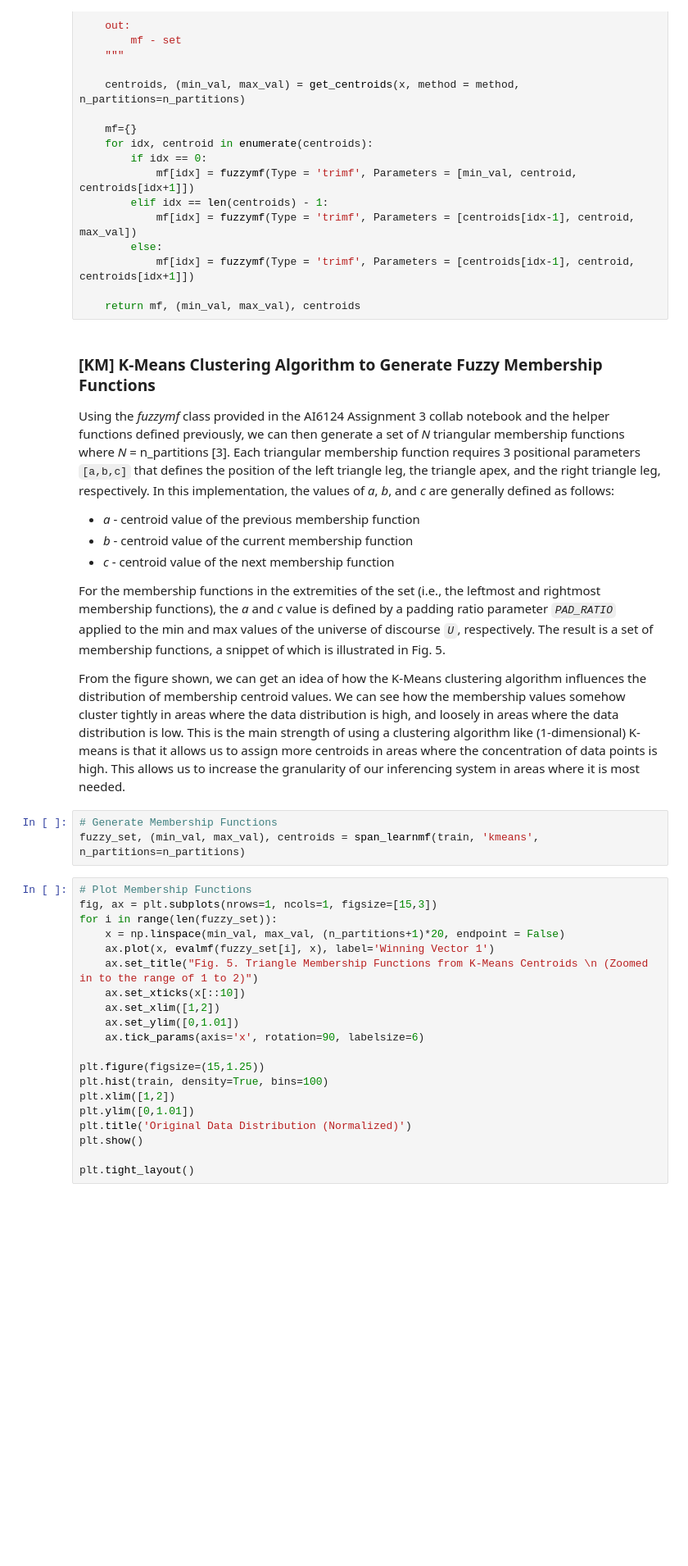
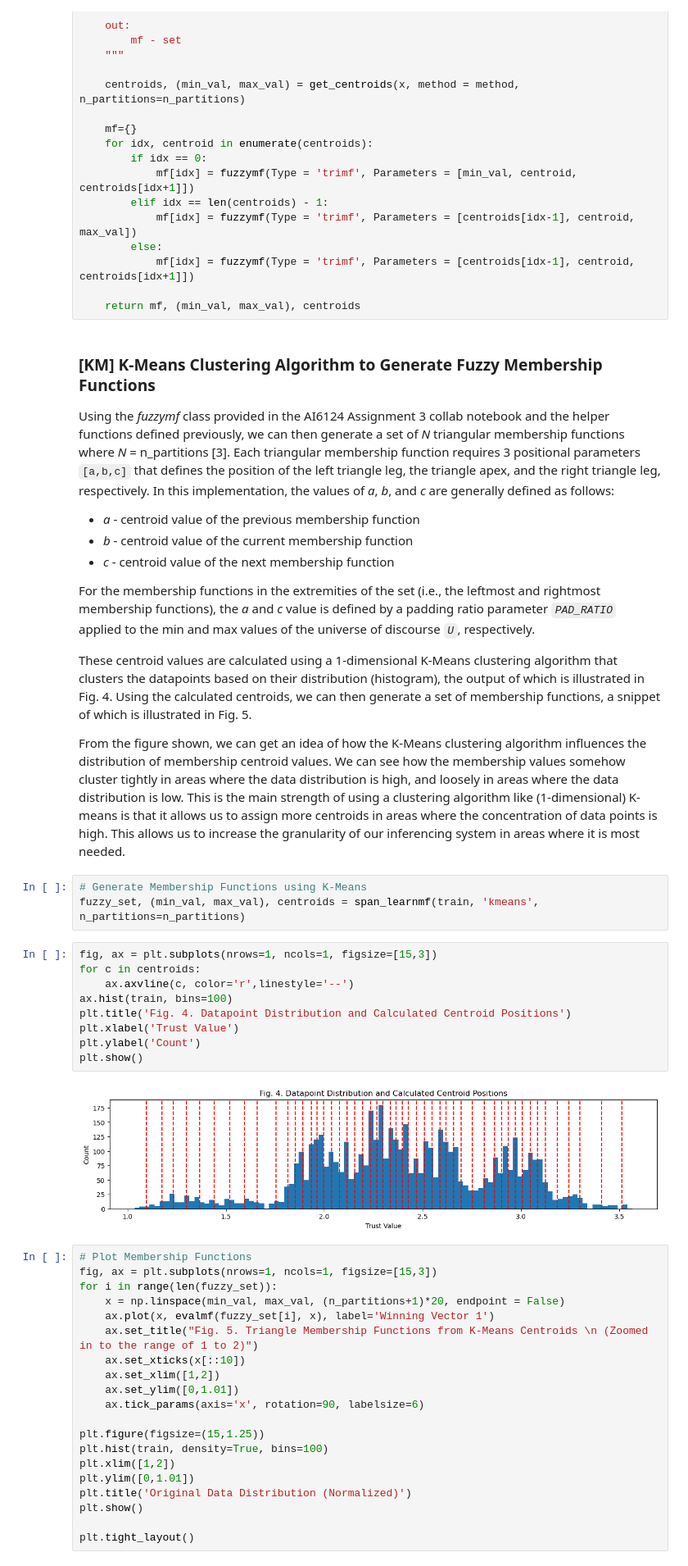
Before and after one commit to reinbugnot/kmeans-fuzzy-ts-forecast, a Jupyter notebook: fts-self-implement.ipynb, the cells around one changed output. Shown at 82% size. Saved outputs shown, nothing was run; the diff lists cells and outputs as text; blank space fills up the shorter version.

Commit message:
added final project output

````diff
--- a/fts-self-implement.ipynb
+++ b/fts-self-implement.ipynb
@@ -216,12 +212,26 @@ Using the *fuzzymf* class provided in the AI6124 Assignment 3 collab notebook an
 * *b* - centroid value of the current membership function
 * *c* - centroid value of the next membership function
 
-For the membership functions in the extremities of the set (i.e., the leftmost and rightmost membership functions), the *a* and *c* value is defined by a padding ratio parameter *```PAD_RATIO```* applied to the min and max values of the universe of discourse *```U```*, respectively. The result is a set of membership functions, a snippet of which is illustrated in Fig. 5. <br>
+
+For the membership functions in the extremities of the set (i.e., the leftmost and rightmost membership functions), the *a* and *c* value is defined by a padding ratio parameter *```PAD_RATIO```* applied to the min and max values of the universe of discourse *```U```*, respectively.
+
+These centroid values are calculated using a 1-dimensional K-Means clustering algorithm that clusters the datapoints based on their distribution (histogram), the output of which is illustrated in Fig. 4. Using the calculated centroids, we can then generate a set of membership functions, a snippet of which is illustrated in Fig. 5. <br>
 
 From the figure shown, we can get an idea of how the K-Means clustering algorithm influences the distribution of membership centroid values. We can see how the membership values somehow cluster tightly in areas where the data distribution is high, and loosely in areas where the data distribution is low. This is the main strength of using a clustering algorithm like (1-dimensional) K-means is that it allows us to assign more centroids in areas where the concentration of data points is high. This allows us to increase the granularity of our inferencing system in areas where it is most needed.
 # %%
-# Generate Membership Functions
+# Generate Membership Functions using K-Means
 fuzzy_set, (min_val, max_val), centroids = span_learnmf(train, 'kmeans', n_partitions=n_partitions)
+# %%
+fig, ax = plt.subplots(nrows=1, ncols=1, figsize=[15,3])
+for c in centroids:
+    ax.axvline(c, color='r',linestyle='--')
+ax.hist(train, bins=100)
+plt.title('Fig. 4. Datapoint Distribution and Calculated Centroid Positions')
+plt.xlabel('Trust Value')
+plt.ylabel('Count')
+plt.show()
+# %% [output]
+[figure, added]
 # %%
 # Plot Membership Functions
 fig, ax = plt.subplots(nrows=1, ncols=1, figsize=[15,3])
````
Also changed, not shown: parts of 7 cells of this notebook, 13 other files.
